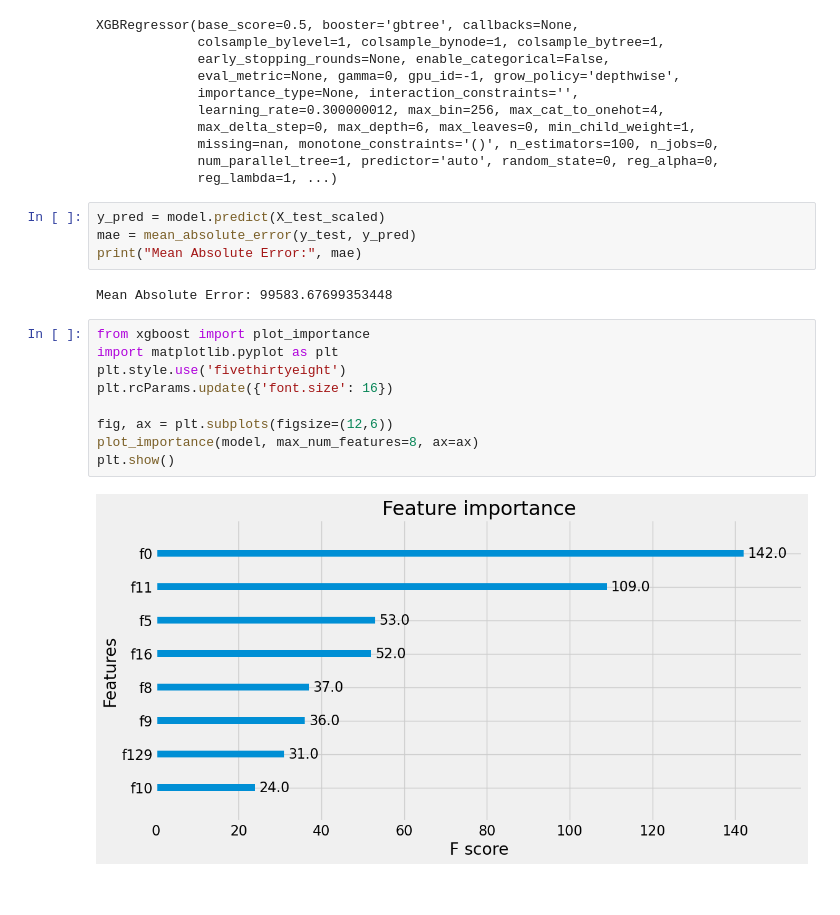
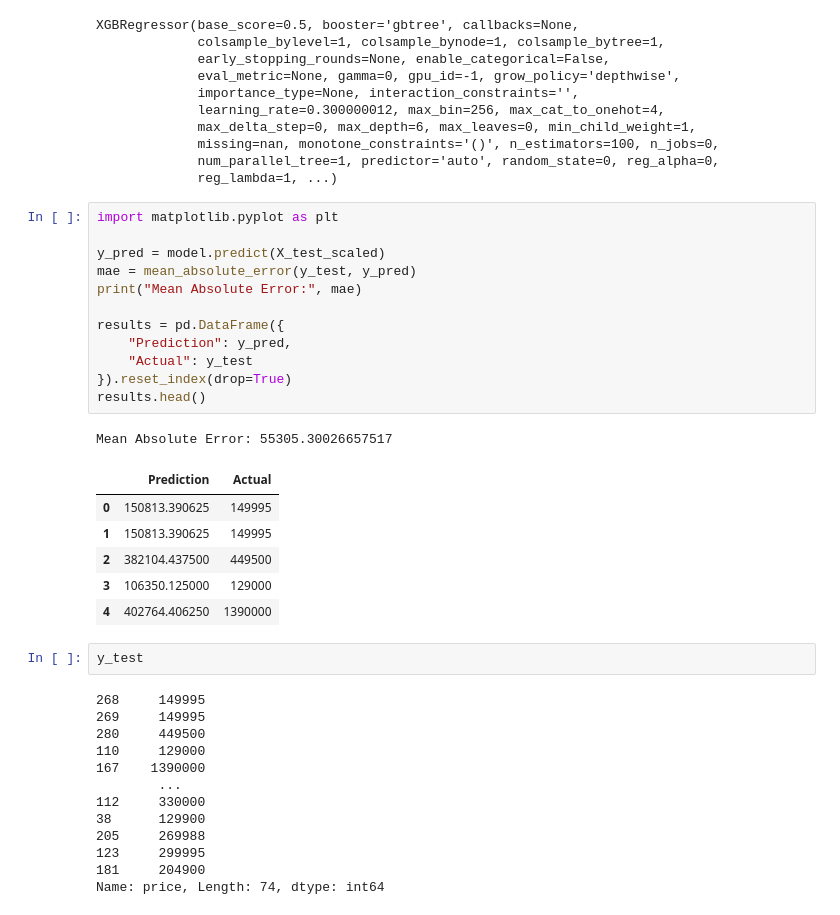
Before and after one commit to anuraggargLTI/project_3, a Jupyter notebook: ml_model/ml_model.ipynb, the cells around one changed output. Saved outputs shown, nothing was run; the diff lists cells and outputs as text.

```diff
--- a/ml_model/ml_model.ipynb
+++ b/ml_model/ml_model.ipynb
@@ -140,19 +108,37 @@ XGBRegressor(base_score=0.5, booster='gbtree', callbacks=None,
              num_parallel_tree=1, predictor='auto', random_state=0, reg_alpha=0,
              reg_lambda=1, ...)
 # %%
+import matplotlib.pyplot as plt
+
 y_pred = model.predict(X_test_scaled)
 mae = mean_absolute_error(y_test, y_pred)
 print("Mean Absolute Error:", mae)
+
+results = pd.DataFrame({
+    "Prediction": y_pred,
+    "Actual": y_test
+}).reset_index(drop=True)
+results.head()
 # %% [output]
-Mean Absolute Error: 99583.67699353448
+Mean Absolute Error: 55305.30026657517
+|  | Prediction | Actual |
+| 0 | 150813.390625 | 149995 |
+| 1 | 150813.390625 | 149995 |
+| 2 | 382104.437500 | 449500 |
+| 3 | 106350.125000 | 129000 |
+| 4 | 402764.406250 | 1390000 |
-# %%
-from xgboost import plot_importance
-import matplotlib.pyplot as plt
-plt.style.use('fivethirtyeight')
-plt.rcParams.update({'font.size': 16})
-
-fig, ax = plt.subplots(figsize=(12,6))
-plot_importance(model, max_num_features=8, ax=ax)
-plt.show()
-# %% [output]
-[figure, removed]
+# %%
+y_test
+# %% [output]
+268     149995
+269     149995
+280     449500
+110     129000
+167    1390000
+        ...
+112     330000
+38      129900
+205     269988
+123     299995
+181     204900
+Name: price, Length: 74, dtype: int64
```
Also changed, not shown: parts of 22 cells of this notebook, 3 other files.
